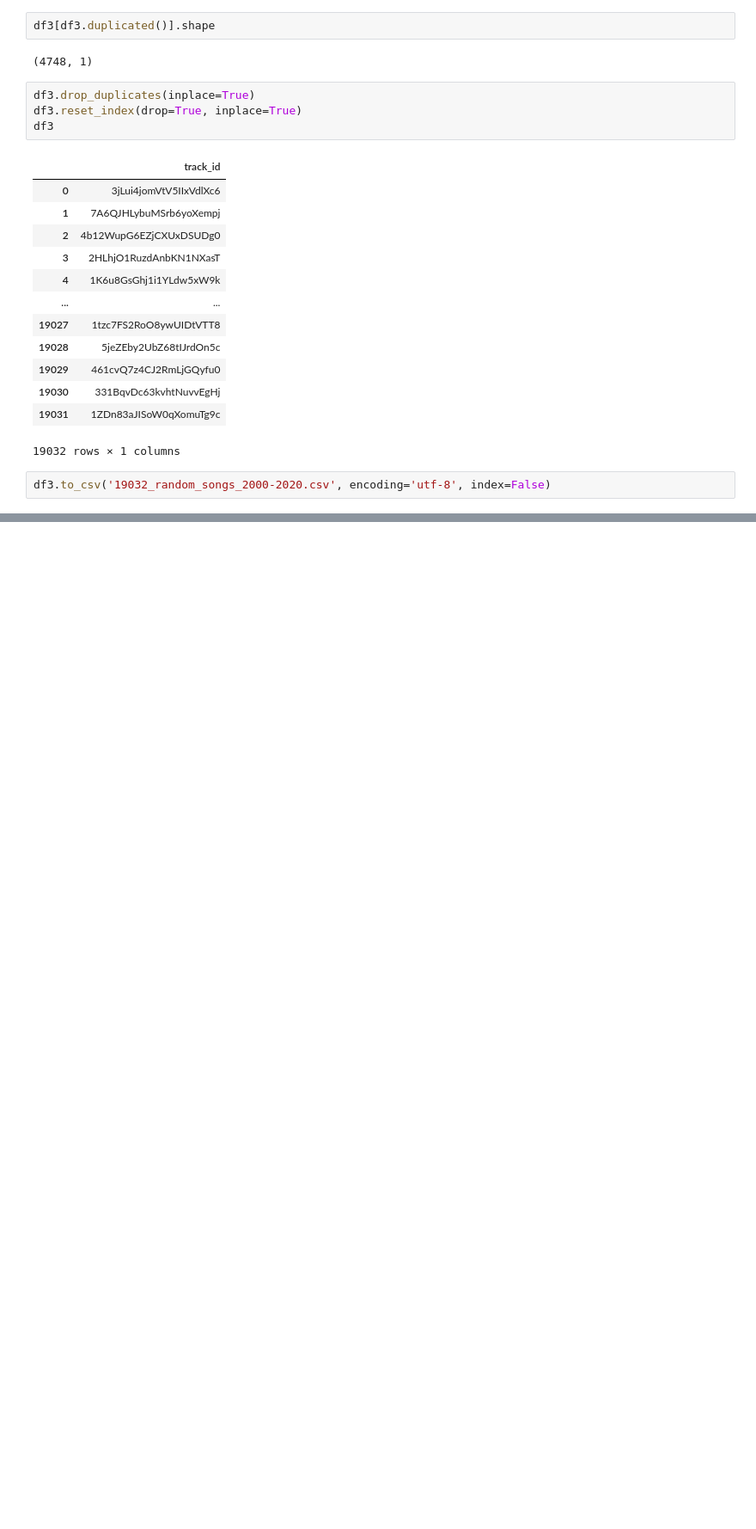
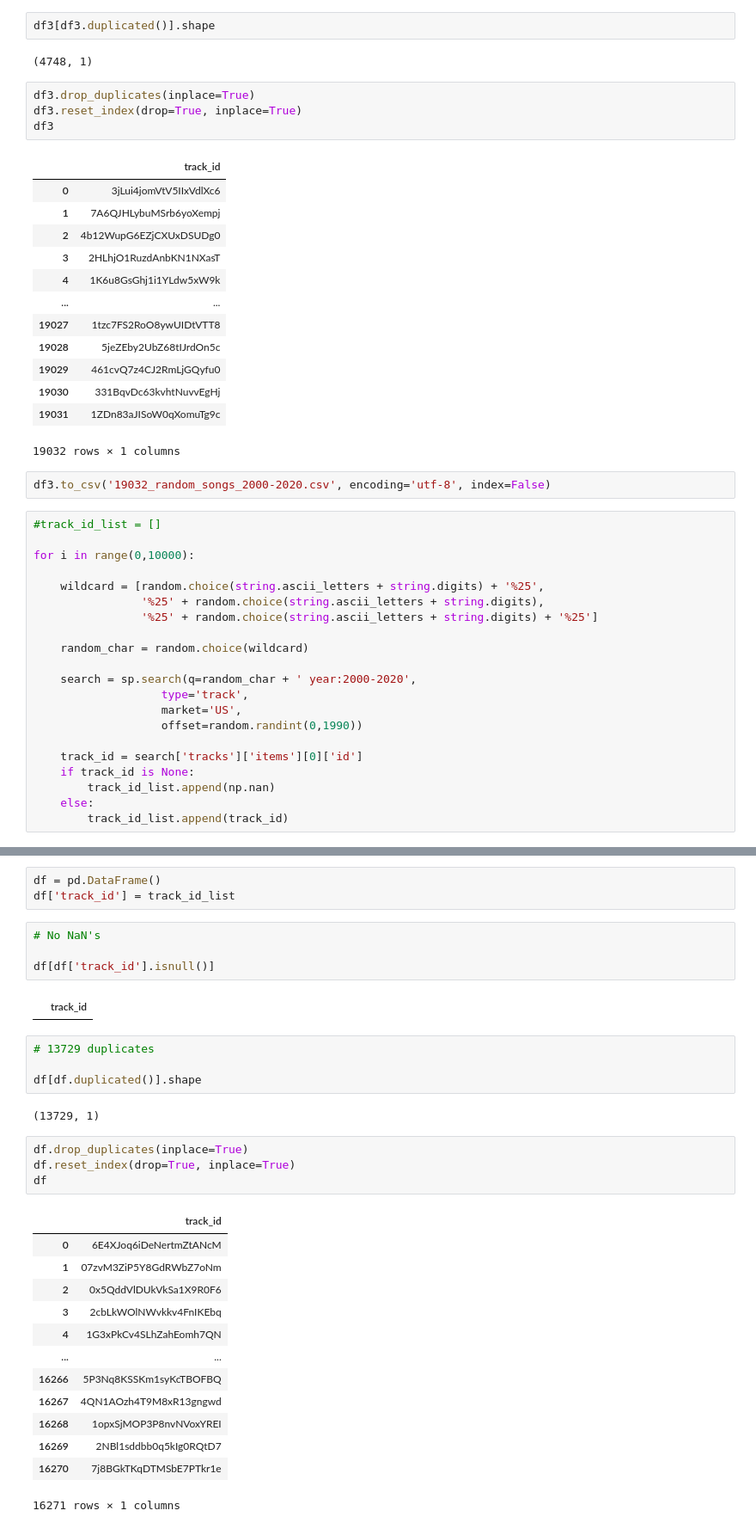
Before and after one commit to daniel-isidro/hot_n_pop_song_machine, a Jupyter notebook: spotify_api/get_audio_features_not_hit_songs.ipynb, the cells around one changed output, grey strips where cells are left out. Shown: that part at 86% size. Saved outputs shown, nothing was run; the diff lists cells and outputs as text; blank space fills up the shorter version.

Commit message:
got 25000 random not-hit songs

```diff
--- a/spotify_api/get_audio_features_not_hit_songs.ipynb
+++ b/spotify_api/get_audio_features_not_hit_songs.ipynb
@@ -375,3 +379,24 @@ df3
 19032 rows × 1 columns
 # %%
 df3.to_csv('19032_random_songs_2000-2020.csv', encoding='utf-8', index=False)
+# %%
+#track_id_list = []
+
+for i in range(0,10000):
+
+    wildcard = [random.choice(string.ascii_letters + string.digits) + '%25',
+                '%25' + random.choice(string.ascii_letters + string.digits),
+                '%25' + random.choice(string.ascii_letters + string.digits) + '%25']
+
+    random_char = random.choice(wildcard)
+
+    search = sp.search(q=random_char + ' year:2000-2020',
+                   type='track',
+                   market='US',
+                   offset=random.randint(0,1990))
+
+    track_id = search['tracks']['items'][0]['id']
+    if track_id is None:
+        track_id_list.append(np.nan)
+    else:
+        track_id_list.append(track_id)
@@ -377,0 +407,33 @@ df3.to_csv('19032_random_songs_2000-2020.csv', encoding='utf-8', index=False)
+# %%
+df = pd.DataFrame()
+df['track_id'] = track_id_list
+# %%
+# No NaN's
+
+df[df['track_id'].isnull()]
+# %% [output]
+|  | track_id |
+# %%
+# 13729 duplicates
+
+df[df.duplicated()].shape
+# %% [output]
+(13729, 1)
+# %%
+df.drop_duplicates(inplace=True)
+df.reset_index(drop=True, inplace=True)
+df
+# %% [output]
+|  | track_id |
+| 0 | 6E4XJoq6iDeNertmZtANcM |
+| 1 | 07zvM3ZiP5Y8GdRWbZ7oNm |
+| 2 | 0x5QddVlDUkVkSa1X9R0F6 |
+| 3 | 2cbLkWOlNWvkkv4FnIKEbq |
+| 4 | 1G3xPkCv4SLhZahEomh7QN |
+| ... | ... |
+| 16266 | 5P3Nq8KSSKm1syKcTBOFBQ |
+| 16267 | 4QN1AOzh4T9M8xR13gngwd |
+| 16268 | 1opxSjMOP3P8nvNVoxYREI |
+| 16269 | 2NBl1sddbb0q5kIg0RQtD7 |
+| 16270 | 7j8BGkTKqDTMSbE7PTkr1e |
+16271 rows × 1 columns
```
Also changed, not shown: parts of 13 cells of this notebook, 4 other files.
